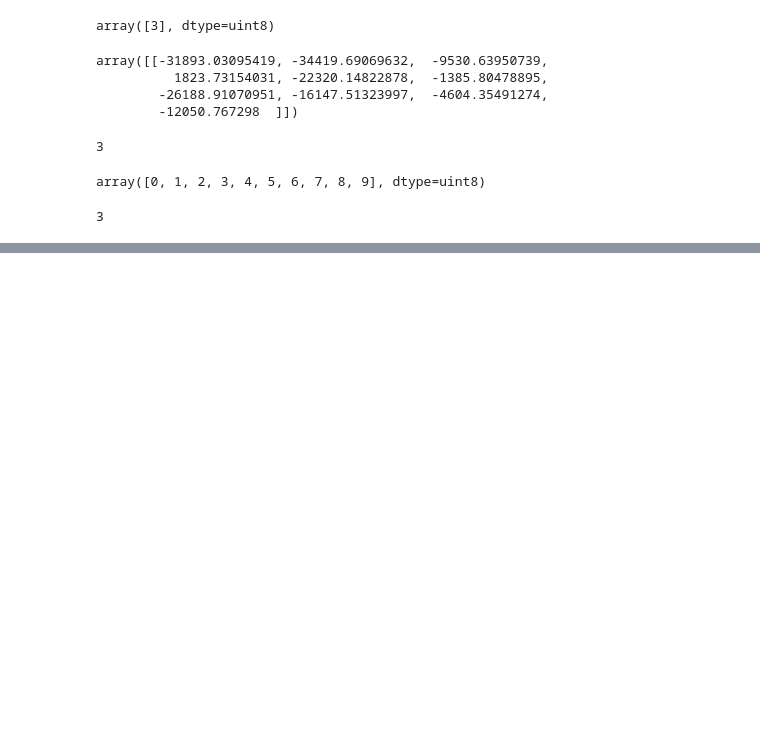
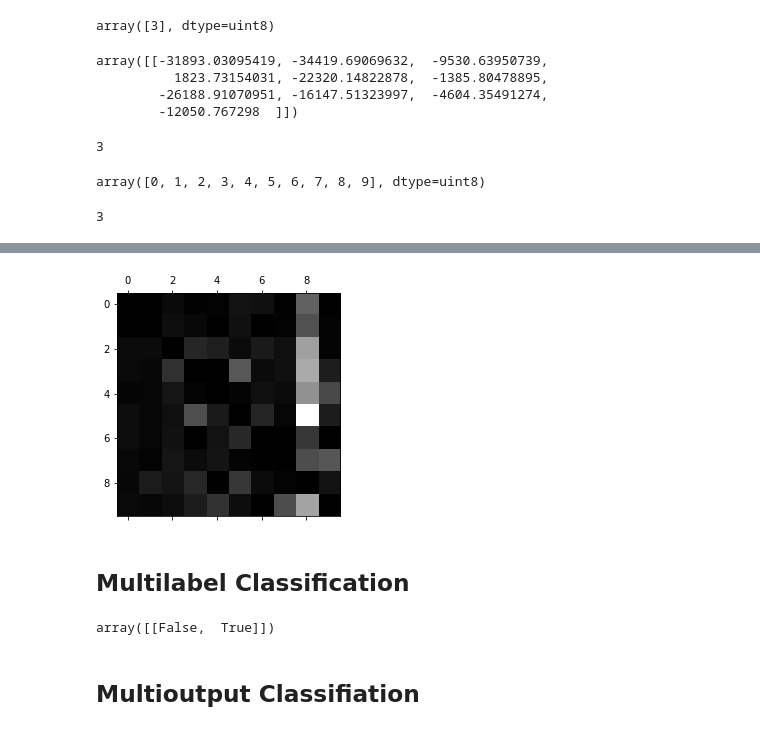
Before and after one commit to CharlotteMorrison/CIS-6930-AI, a Jupyter notebook: PythonPractice/Chapter_3_Classification.ipynb, the cells around one changed output, grey strips where cells are left out. Drawn from its saved outputs; the diff is of its cells as text; code cells hidden in the pictures; blank space fills up the shorter version.

```diff
--- a/PythonPractice/Chapter_3_Classification.ipynb
+++ b/PythonPractice/Chapter_3_Classification.ipynb
@@ -326,0 +385,28 @@ sgd_clf.classes_[3]
+# %%
+# divide each value in the confusion matrix by the total number of images in the class, there might not be an even number
+# this compares error rates instead of absolute error
+row_sums = conf_mx.sum(axis=1, keepdims=True)
+norm_conf_mx = conf_mx /row_sums
+
+# fill the diagnol with zeros, to keep only errors
+np.fill_diagonal(norm_conf_mx, 0)
+plt.matshow(norm_conf_mx, cmap=plt.cm.gray)
+plt.show()
+# by viewing the above, we can target the areas where the classifier is not good, and work on improvement
+# %% [output]
+[figure, added]
+# %% [markdown]
+## Multilabel Classification
+# %%
+# classify if a number is odd and if the number is large
+from sklearn.neighbors import KNeighborsClassifier
+
+y_train_large = (y_train >= 7)
+y_train_odd = (y_train % 2 == 1)
+y_multilabel = np.c_[y_train_large, y_train_odd]
+
+knn_clf = KNeighborsClassifier()
+knn_clf.fit(X_train, y_multilabel)
+knn_clf.predict([some_digit])
+# %% [output]
+array([[False,  True]])
@@ -326,0 +417,2 @@ sgd_clf.classes_[3]
+# %% [markdown]
+## Multioutput Classifiation
```
Also changed, not shown: parts of 12 cells of this notebook.
